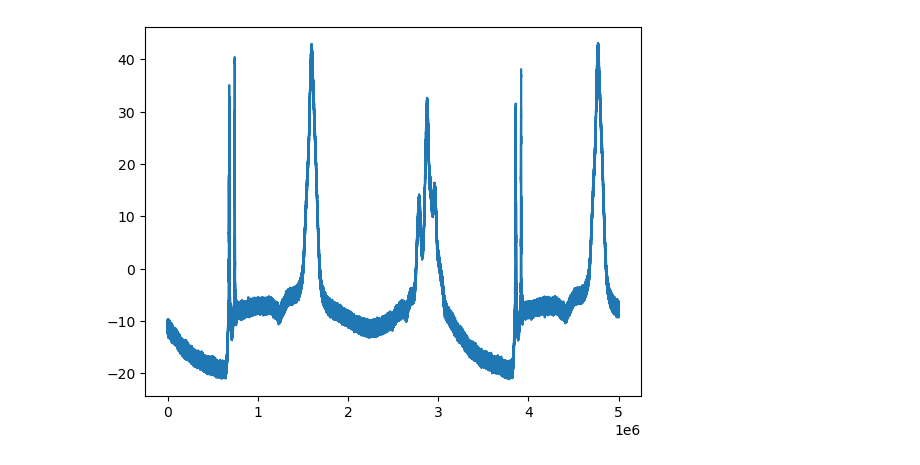
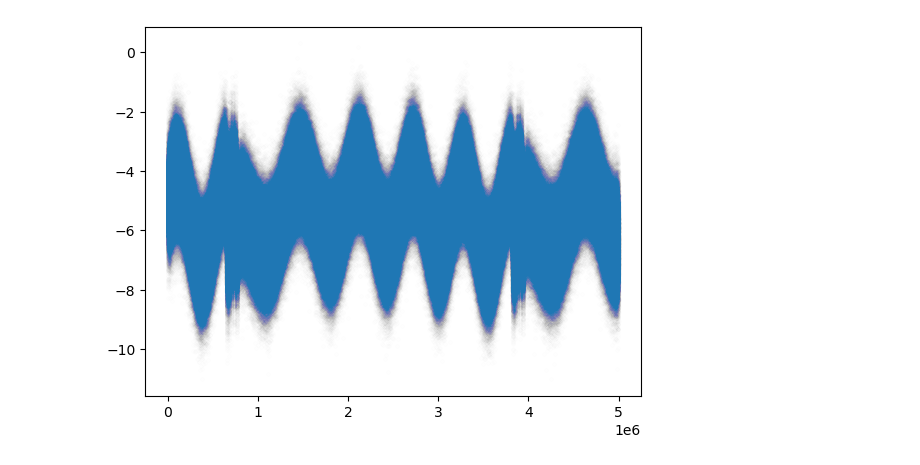
Before and after one commit to LaraTatli18/doppler-free-laser-spectroscopy, a Jupyter notebook: analyse_data.ipynb, the cells around one changed output. Cells and saved outputs as stored; diff of their text form; code cells hidden in the pictures.

```diff
--- a/analyse_data.ipynb
+++ b/analyse_data.ipynb
@@ -4,8 +4,8 @@ import matplotlib.pyplot as plt
 #import uncertainties as u
 # %%
 #file locations
-CALIBRATION_DIR = "Data\calibration_data_28_11\\"
-SPECTRUM_DIR = "Data\spectrum_data_28_11\\"
+CALIBRATION_DIR = "Data\calibration_data_29_11_2\\"
+SPECTRUM_DIR = "Data\spectrum_data_29_11_2\\"
 
 #measurement info
 N_MEASUREMENTS = 100
@@ -99,8 +98,9 @@ std_spectrum_ch2=(SPECTRUM_CH2_YMULT*std_spectrum_ch2_unscaled)+SPECTRUM_CH2_YZE
 
 std_calibration_ch1=(CALIBRATION_CH1_YMULT*std_calibration_ch1_unscaled)+CALIBRATION_CH1_YZERO
 std_calibration_ch2=(CALIBRATION_CH2_YMULT*std_calibration_ch2_unscaled)+CALIBRATION_CH2_YZERO
-# %%
-plt.plot(spectrum_time_ch1,mean_spectrum_ch1)
-plt.show()
-# %% [output]
-[figure, removed]
+# %%
+#plot all the data
+plt.scatter(calibration_time_ch1,mean_calibration_ch1,marker='.',alpha=1/256)
+plt.show()
+# %% [output]
+[figure, added]
```
Also changed, not shown: parts of 5 cells of this notebook, 1 other file.
